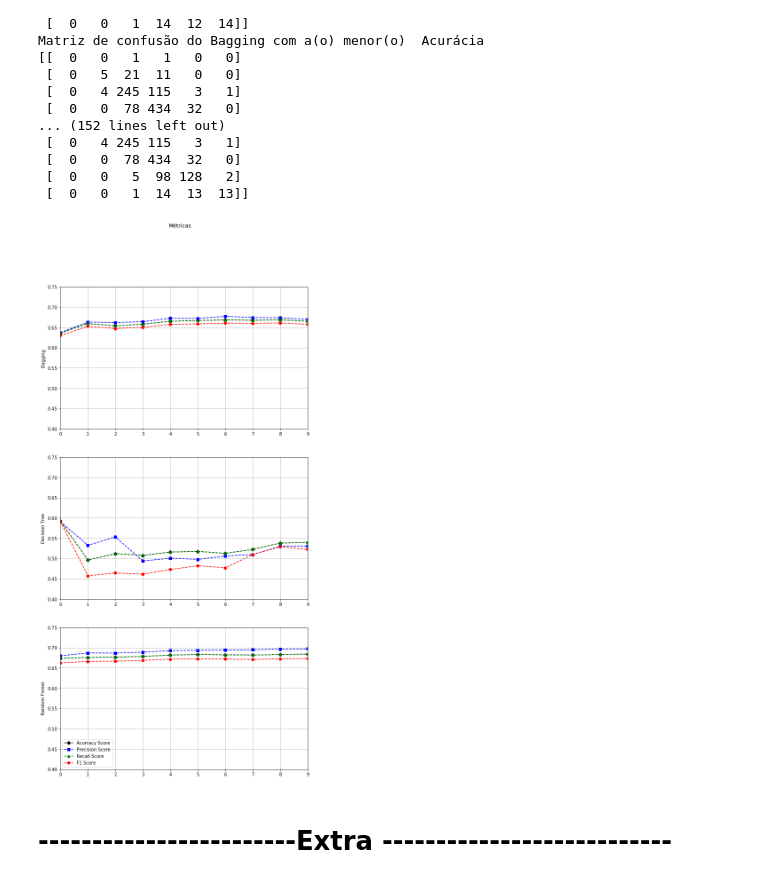
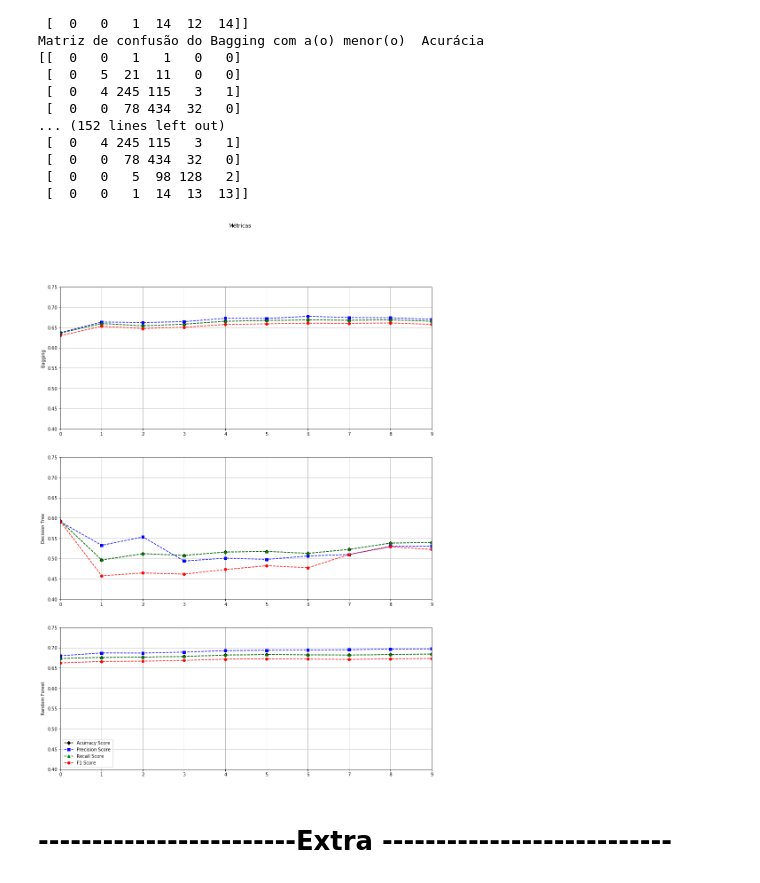
Before and after one commit to arturhbs/FSI-Random-Forest, a Jupyter notebook: Random Forest.ipynb, the cells around one changed output. Saved outputs shown, nothing was run; the diff lists cells and outputs as text; code cells hidden in the pictures.

```diff
--- a/Random Forest.ipynb
+++ b/Random Forest.ipynb
@@ -157,8 +164,6 @@ k_range = [100,200,300,400,500,600,700,800,900,1000]
 rfc_list_predict = []
 for k in k_range:
     rfc = RandomForestClassifier(n_estimators= k,
-                                  max_features= 'auto',
-                                  bootstrap = 'TRUE',
                                   n_jobs = -1,
                                   random_state = 1  )
     rfc.fit(X_train,y_train)
@@ -243,22 +252,22 @@ Matriz de confusão do Bagging com a(o) menor(o)  Acurácia
 # %%
 
 import matplotlib.pyplot as plt
-plt.rcParams['figure.figsize'] = [10, 20]
+plt.rcParams['figure.figsize'] = [15, 20]
 
 for i in range(len(labels)):
     plt.subplot(311+i)
     plt.plot(np.arange(len(metrics[i][0])).tolist(), metrics[i][0], 'kD--', label = "Acurracy Score")
     plt.plot(np.arange(len(metrics[i][0])).tolist(), metrics[i][1], 'bs--', label = "Precision Score")
     plt.plot(np.arange(len(metrics[i][0])).tolist(), metrics[i][2], 'g^--', label = "Recall Score")
     plt.plot(np.arange(len(metrics[i][0])).tolist(), metrics[i][3], 'ro--', label = "F1 Score")
     plt.axis([0, len(k_range)-1, 0.4, 0.75])
     plt.ylabel(labels[i])
     plt.grid("on")
 plt.legend()
 plt.suptitle("Métricas")
 plt.show()
 # %% [output]
-[figure, old version]
+[figure, new version]
 # %% [markdown]
 # ------------------------Extra ---------------------------
 # %% [markdown]
```
Also changed, not shown: parts of 7 cells of this notebook.
